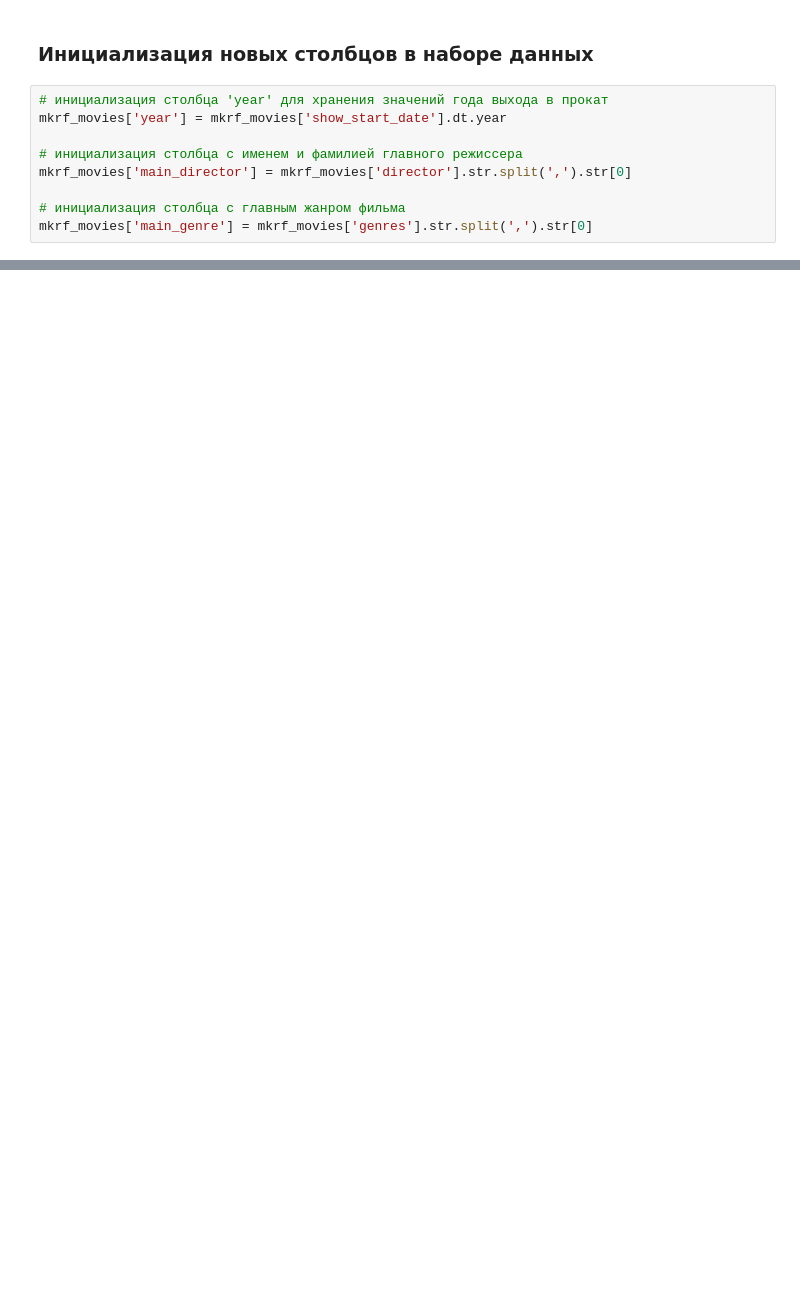
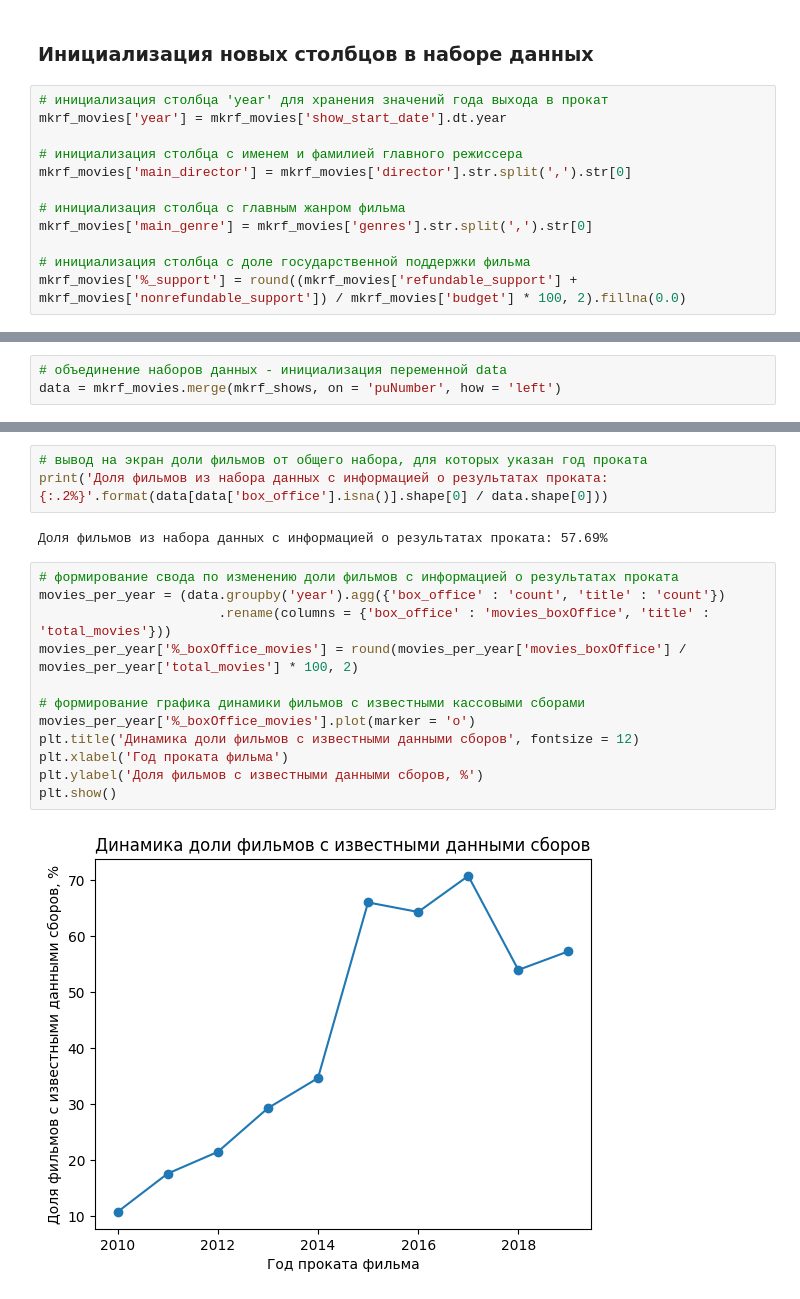
Before and after one commit to MrKostas/YandexPractikum_projects, a Jupyter notebook: notebooks/FourthPetProject_MainProject1.ipynb, the cells around one changed output, grey strips where cells are left out. Cells and saved outputs as stored; diff of their text form; blank space fills up the shorter version.

```diff
--- a/notebooks/FourthPetProject_MainProject1.ipynb
+++ b/notebooks/FourthPetProject_MainProject1.ipynb
@@ -536,6 +573,9 @@ mkrf_movies['main_director'] = mkrf_movies['director'].str.split(',').str[0]
 
 # инициализация столбца с главным жанром фильма
 mkrf_movies['main_genre'] = mkrf_movies['genres'].str.split(',').str[0]
+
+# инициализация столбца с доле государственной поддержки фильма
+mkrf_movies['%_support'] = round((mkrf_movies['refundable_support'] + mkrf_movies['nonrefundable_support']) / mkrf_movies['budget'] * 100, 2).fillna(0.0)
 # %%
 # вывод на экран структуры обновленного датасета
 display(mkrf_movies.head())
@@ -548,0 +630,3 @@ display(mkrf_movies.head())
+# %%
+# объединение наборов данных - инициализация переменной data
+data = mkrf_movies.merge(mkrf_shows, on = 'puNumber', how = 'left')
@@ -548,0 +635,19 @@ display(mkrf_movies.head())
+# %%
+# вывод на экран доли фильмов от общего набора, для которых указан год проката
+print('Доля фильмов из набора данных с информацией о результатах проката: {:.2%}'.format(data[data['box_office'].isna()].shape[0] / data.shape[0]))
+# %% [output]
+Доля фильмов из набора данных с информацией о результатах проката: 57.69%
+# %%
+# формирование свода по изменению доли фильмов с информацией о результатах проката
+movies_per_year = (data.groupby('year').agg({'box_office' : 'count', 'title' : 'count'})
+                       .rename(columns = {'box_office' : 'movies_boxOffice', 'title' : 'total_movies'}))
+movies_per_year['%_boxOffice_movies'] = round(movies_per_year['movies_boxOffice'] / movies_per_year['total_movies'] * 100, 2)
+
+# формирование графика динамики фильмов с известными кассовыми сборами
+movies_per_year['%_boxOffice_movies'].plot(marker = 'o')
+plt.title('Динамика доли фильмов с известными данными сборов', fontsize = 12)
+plt.xlabel('Год проката фильма')
+plt.ylabel('Доля фильмов с известными данными сборов, %')
+plt.show()
+# %% [output]
+[figure, added]
```
Also changed, not shown: parts of 27 cells of this notebook.
